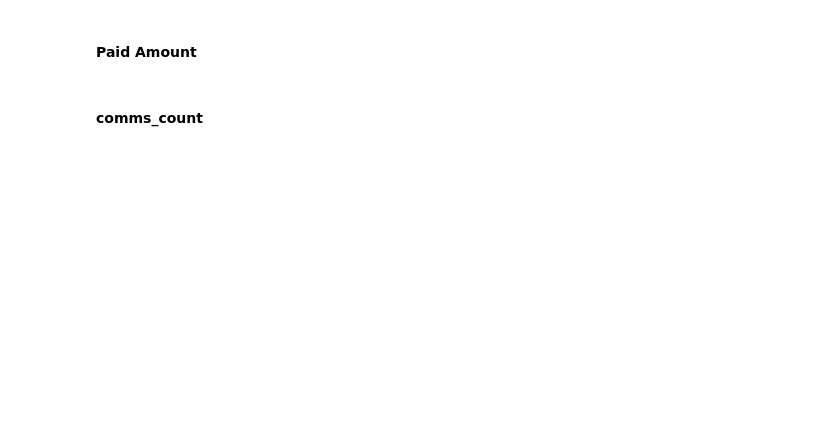
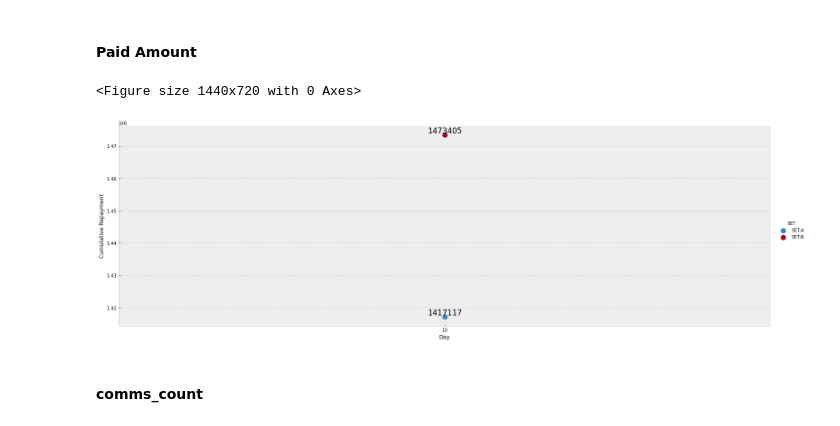
Before and after one commit to praveencg/Intent_To_Pay, a Jupyter notebook: codes/main.ipynb, the cells around one changed output. Saved outputs shown, nothing was run; the diff lists cells and outputs as text; code cells hidden in the pictures; blank space fills up the shorter version.

```diff
--- a/codes/main.ipynb
+++ b/codes/main.ipynb
@@ -417,9 +421,12 @@ plots_creation(date,plot_type,daily_plots_picked)
 # %% [markdown]
 #### Paid Amount
 # %%
-date="date"
+date="DAY"
 plot_type='paid_amount'
 plots_creation(date,plot_type,daily_plots_picked)
+# %% [output]
+<Figure size 1440x720 with 0 Axes>
+[figure, added]
 # %% [markdown]
 #### comms_count
 # %%
```
Also changed, not shown: parts of 9 cells of this notebook.
